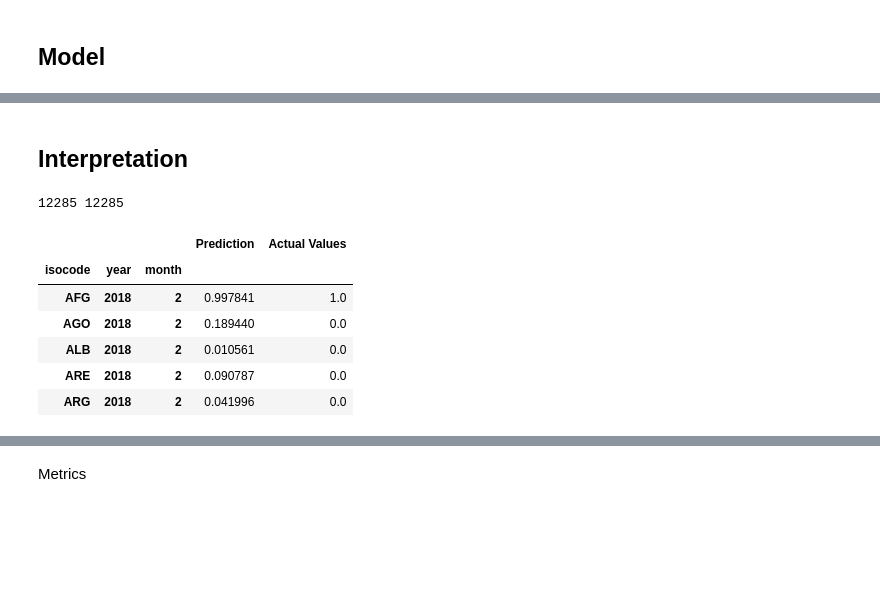
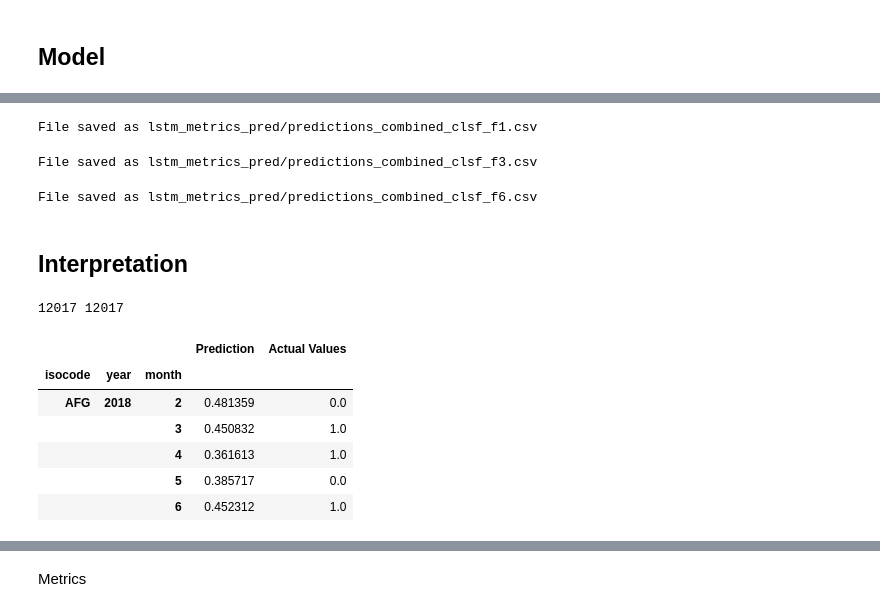
Before and after one commit to luisquinonesPR/thesis, a Jupyter notebook: models/lstm_classifier.ipynb, the cells around one changed output, grey strips where cells are left out. Drawn from its saved outputs; the diff is of its cells as text; code cells hidden in the pictures; blank space fills up the shorter version.

Commit message:
the tale of the index errors and where to find them

```diff
--- a/models/lstm_classifier.ipynb
+++ b/models/lstm_classifier.ipynb
@@ -459,12 +653,0 @@ Epoch 30/30
-# %%
-# Initialize an empty DataFrame with the index from `reframed_test`
-final_df = pd.DataFrame(index=reframed_test.index)
-
-# Create true value columns
-for target in set(result['target'] for result in all_results):
-    true_values = next(result['y_test'].flatten() for result in all_results if result['target'] == target)
-    final_df[f"{target}_true"] = true_values
-
-# Create prediction value columns
-for result in all_results:
-    final_df[f"{result['target']}_{result['variables']}_pred"] = result['y_pred'].flatten()
@@ -487,0 +654,10 @@ final_df.sort_index(level=['year', 'month', 'isocode'])
+# %%
+from keras.models import save_model
+
+for i, result in enumerate(all_results):
+    save_model(result['trained_model'], f"lstm_saved_models/model_{i}.h5")
+# %%
+import pickle
+
+with open('lstm_saved_models/all_results_classifier.pkl', 'wb') as f:
+    pickle.dump(all_results, f)
@@ -487,0 +683,4 @@ final_df.sort_index(level=['year', 'month', 'isocode'])
+# %%
+targets_t1 = ['armedconf', 'escalation']
+targets_t3 = ['f3_target_escl', 'f3_target_clsf']
+targets_t6 = ['f6_target_escl', 'f6_target_clsf' ]
@@ -488,29 +784,44 @@ final_df.sort_index(level=['year', 'month', 'isocode'])
+# %%
+methods = ["combined_vars", "text_gdelt_vars", "historical_vars"]
+output_file = 'lstm_metrics_pred/predictions_combined_clsf_f1.csv'
+
+combine_predictions(targets_t1, methods, final_dfs_t1, output_file)
+# %% [output]
+File saved as lstm_metrics_pred/predictions_combined_clsf_f1.csv
+# %%
+combine_predictions(targets_t3, methods, final_dfs_t3, 'lstm_metrics_pred/predictions_combined_clsf_f3.csv')
+# %% [output]
+File saved as lstm_metrics_pred/predictions_combined_clsf_f3.csv
+# %%
+combine_predictions(targets_t6, methods, final_dfs_t6, 'lstm_metrics_pred/predictions_combined_clsf_f6.csv')
+# %% [output]
+File saved as lstm_metrics_pred/predictions_combined_clsf_f6.csv
 # %%
 test_data_copy = sc_comb_test.copy()
 # %% [markdown]
 ## Interpretation
 # %%
 # Sorting by year, month, and isocode
-final_df_sorted = final_df.sort_index(level=['year', 'month', 'isocode'])
+final_df_sorted = final_dfs_t1[('escalation', 'combined_vars')]
 
-y_pred_new = final_df_sorted['armedconf_combined_vars_pred']
-y_test_new = final_df_sorted['armedconf_true']
+y_pred = final_df_sorted['escalation_combined_vars_pred']
+y_test = final_df_sorted['escalation_true']
 
-print(len(y_pred_new), len(y_test_new))  # check if lengths are now the same
+print(len(y_pred), len(y_test))
 
-# use the same index as in final_df_sorted
+# Use the same index as in final_df_sorted
 index = final_df_sorted.index
 pa = pd.DataFrame(index=index)
 
-pa['Prediction'] = y_pred_new
-pa['Actual Values'] = y_test_new
+pa['Prediction'] = y_pred
+pa['Actual Values'] = y_test
 pa.head()
 # %% [output]
-12285 12285
+12017 12017
 |  |  |  | Prediction | Actual Values |
 | isocode | year | month |  |  |
-| AFG | 2018 | 2 | 0.997841 | 1.0 |
-| AGO | 2018 | 2 | 0.189440 | 0.0 |
-| ALB | 2018 | 2 | 0.010561 | 0.0 |
-| ARE | 2018 | 2 | 0.090787 | 0.0 |
-| ARG | 2018 | 2 | 0.041996 | 0.0 |
+| AFG | 2018 | 2 | 0.481359 | 0.0 |
+|  |  | 3 | 0.450832 | 1.0 |
+|  |  | 4 | 0.361613 | 1.0 |
+|  |  | 5 | 0.385717 | 0.0 |
+|  |  | 6 | 0.452312 | 1.0 |
```
Also changed, not shown: parts of 58 cells of this notebook, 15 other files.
